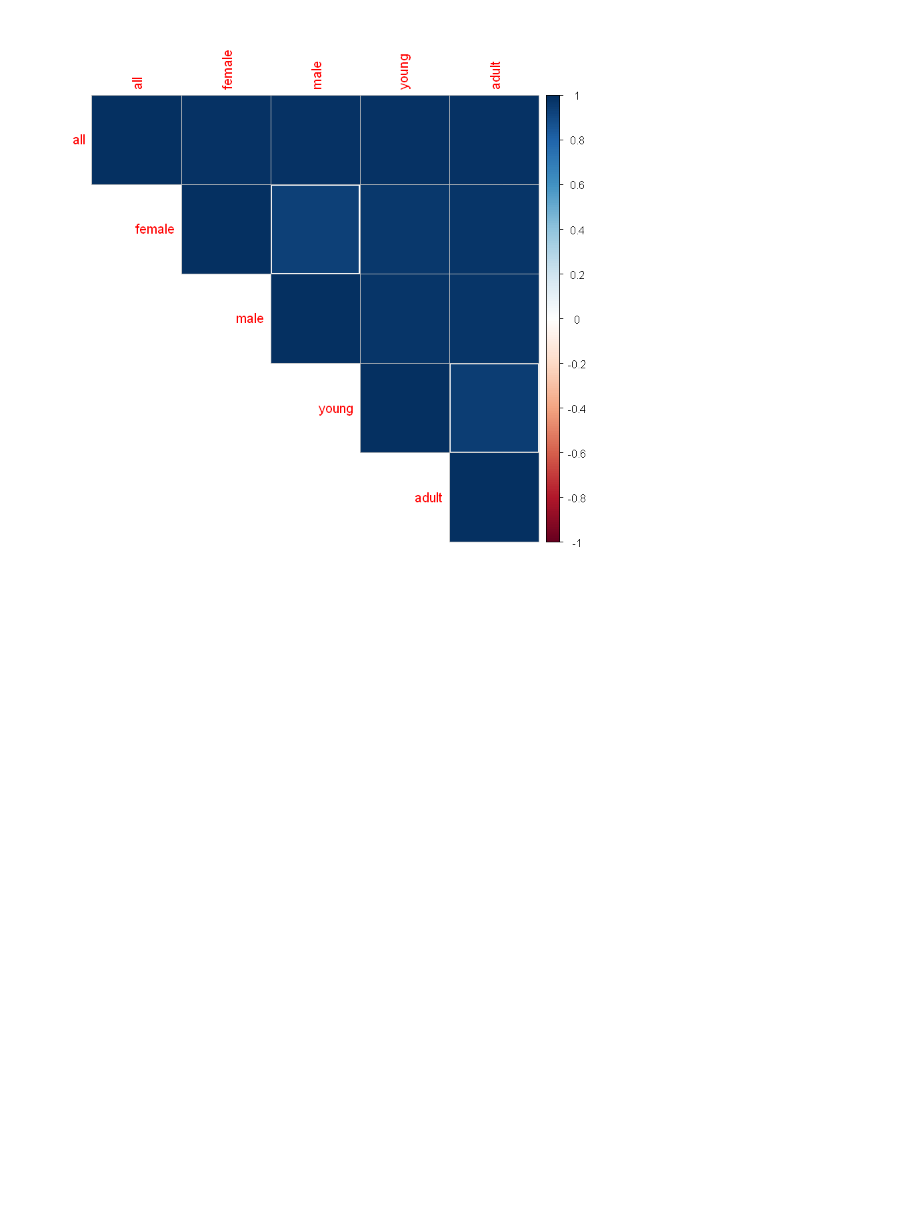
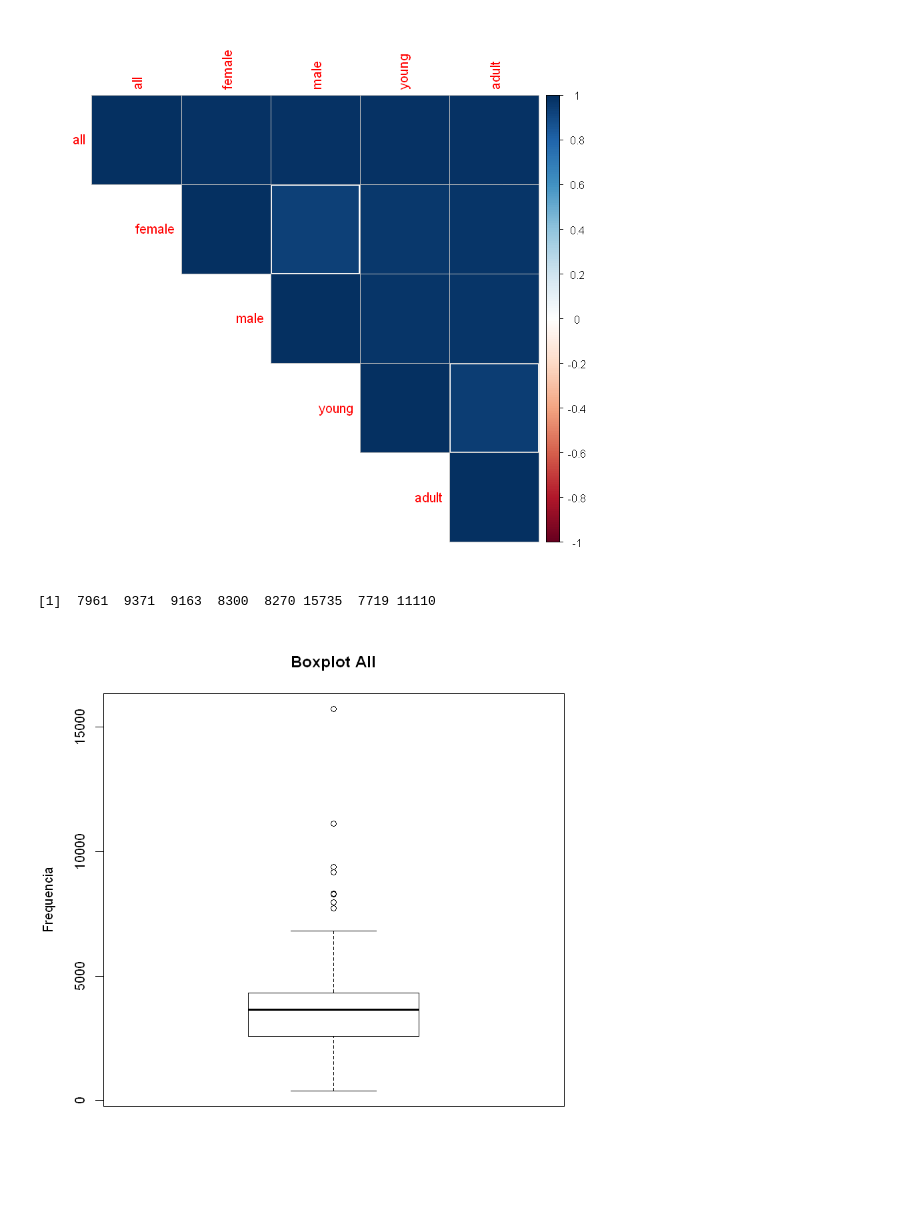
Before and after one commit to JoaoGuedes01/TIAPOSE_R_Data_Mining, a Jupyter notebook: Jupyter/Data Exploration.ipynb, the cells around one changed output. Drawn from its saved outputs; the diff is of its cells as text; code cells hidden in the pictures; blank space fills up the shorter version.

```diff
--- a/Jupyter/Data Exploration.ipynb
+++ b/Jupyter/Data Exploration.ipynb
@@ -156,3 +194,8 @@ corrplot(bruh2, method= 'square', type='upper')
 # %% [output]
 [figure]
 [figure]
+# %%
+boxplot(data$all, main="Boxplot All", ylab="Frequencia")$out
+# %% [output]
+[1]  7961  9371  9163  8300  8270 15735  7719 11110
+[figure, added]
```
Also changed, not shown: parts of 16 cells of this notebook.
